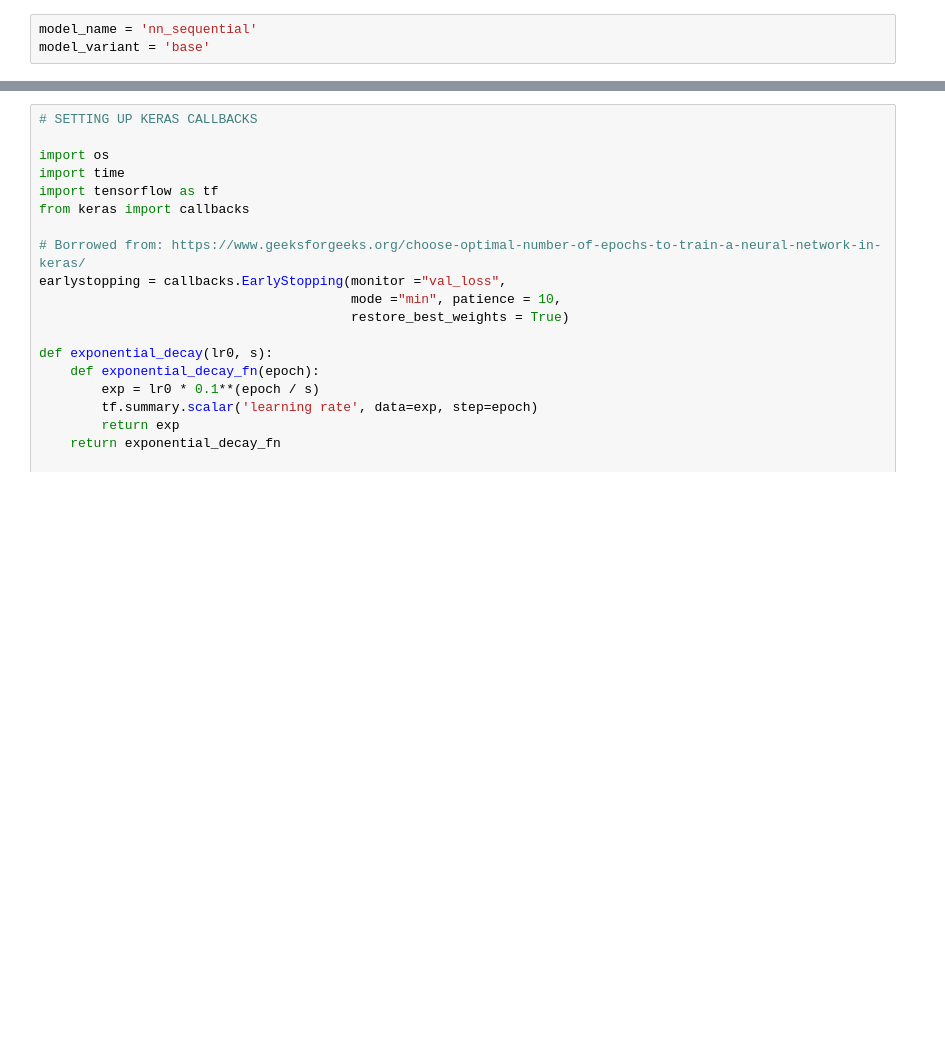
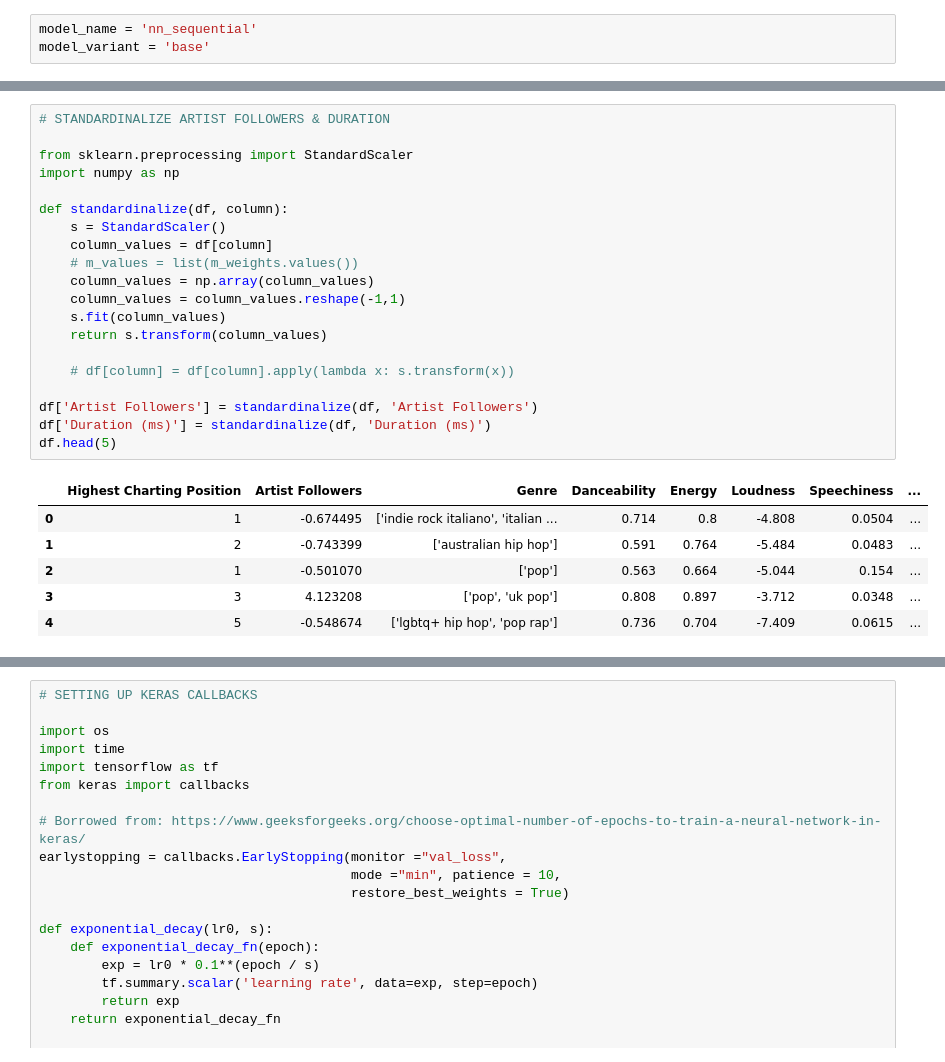
Before and after one commit to MortenLenschow/ITMAL_O4, a Jupyter notebook: models/nn_sequential.ipynb, the cells around one changed output, grey strips where cells are left out. Saved outputs shown, nothing was run; the diff lists cells and outputs as text; blank space fills up the shorter version.

Commit message:
added noorm and standa to my model

```diff
--- a/models/nn_sequential.ipynb
+++ b/models/nn_sequential.ipynb
@@ -22,3 +60,30 @@ df.head()
+# %%
+# STANDARDINALIZE ARTIST FOLLOWERS & DURATION
+
+from sklearn.preprocessing import StandardScaler
+import numpy as np
+
+def standardinalize(df, column):
+    s = StandardScaler()
+    column_values = df[column]
+    # m_values = list(m_weights.values())
+    column_values = np.array(column_values)
+    column_values = column_values.reshape(-1,1)
+    s.fit(column_values)
+    return s.transform(column_values)
+
+    # df[column] = df[column].apply(lambda x: s.transform(x))
+
+df['Artist Followers'] = standardinalize(df, 'Artist Followers')
+df['Duration (ms)'] = standardinalize(df, 'Duration (ms)')
+df.head(5)
+# %% [output]
+|  | Highest Charting Position | Artist Followers | Genre | Danceability | Energy | Loudness | Speechiness | ... |
+| 0 | 1 | -0.674495 | ['indie rock italiano', 'italian ... | 0.714 | 0.8 | -4.808 | 0.0504 | ... |
+| 1 | 2 | -0.743399 | ['australian hip hop'] | 0.591 | 0.764 | -5.484 | 0.0483 | ... |
+| 2 | 1 | -0.501070 | ['pop'] | 0.563 | 0.664 | -5.044 | 0.154 | ... |
+| 3 | 3 | 4.123208 | ['pop', 'uk pop'] | 0.808 | 0.897 | -3.712 | 0.0348 | ... |
+| 4 | 5 | -0.548674 | ['lgbtq+ hip hop', 'pop rap'] | 0.736 | 0.704 | -7.409 | 0.0615 | ... |
 # %%
 df['Artist Followers'] = df['Artist Followers'].values.astype(int)
 df['Danceability'] = df['Danceability'].values.astype(float)
```
Also changed, not shown: parts of 5 cells of this notebook.
